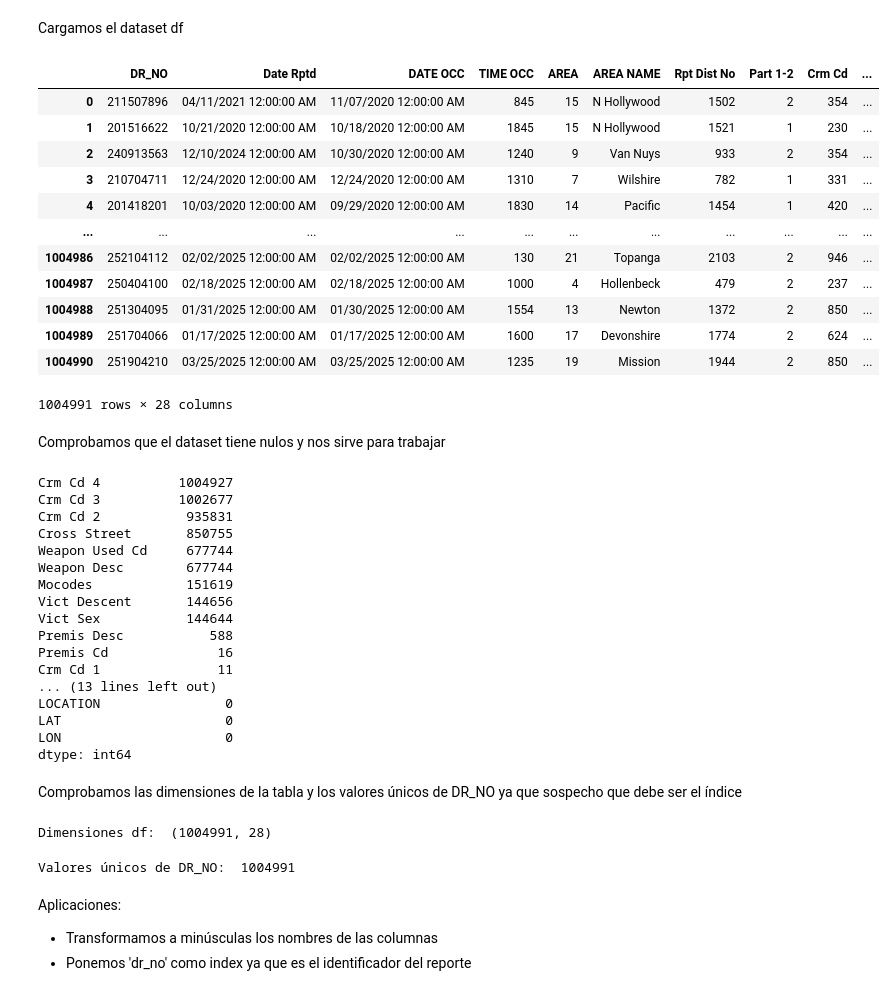
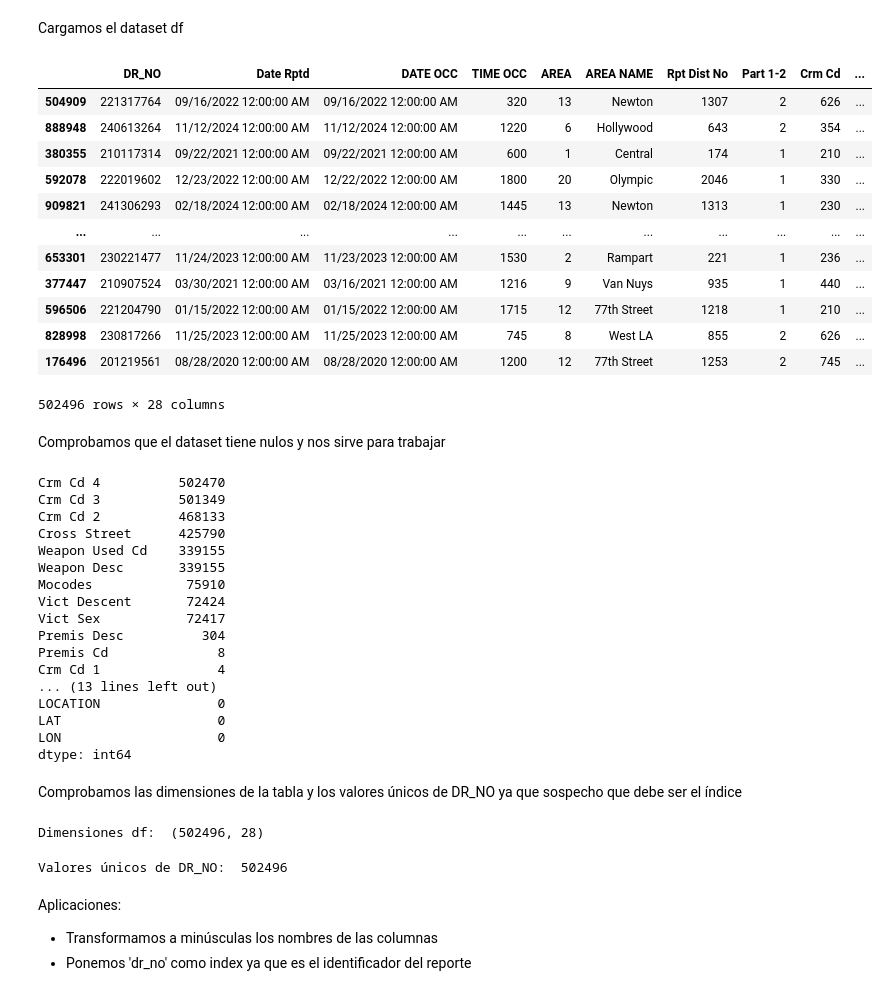
Before and after one commit to OscarFraile/EVOLVE, a Jupyter notebook: Fernando_Costa/Practicas/Mini_Proyecto_EDA/001_crime_from_2020/001_Calidad_de_datos.ipynb, the cells around one changed output. Saved outputs shown, nothing was run; the diff lists cells and outputs as text; code cells hidden in the pictures.

```diff
--- a/Fernando_Costa/Practicas/Mini_Proyecto_EDA/001_crime_from_2020/001_Calidad_de_datos.ipynb
+++ b/Fernando_Costa/Practicas/Mini_Proyecto_EDA/001_crime_from_2020/001_Calidad_de_datos.ipynb
@@ -153,7 +157,7 @@ warnings.filterwarnings('ignore')
 # %% [markdown]
 Definimos la ruta donde ubicamos los datasets para no tener que estar poniéndola en cada ocasión
 # %%
-ruta_datasets = 'C:/Users/Oscar/OneDrive - FM4/Escritorio/EVOLVE/Data Science/EVOLVE/Fernando_Costa/Practicas/Mini_Proyecto_EDA/001_crime_from_2020/datasets/'
+ruta_datasets = 'C:/Users/Oscar/OneDrive - FM4/Escritorio/EVOLVE/Data Science/EVOLVE/Fernando_Costa/Practicas/Mini_Proyecto_EDA/001_crime_from_2020/000_datasets/'
 # %% [markdown]
 Definimos el dataset que vamos a usar.
 
@@ -164,43 +168,43 @@ dataset_df = 'Crime_Data_from_2020_to_Present.csv'
 Cargamos el dataset df
 # %%
 ruta_completa = ruta_datasets + dataset_df
-df = pd.read_csv(ruta_completa,sep=',')
+df = pd.read_csv(ruta_completa,sep=',').sample(frac = 0.5)
 df
 # %% [output]
 |  | DR_NO | Date Rptd | DATE OCC | TIME OCC | AREA | AREA NAME | Rpt Dist No | Part 1-2 | Crm Cd | ... |
-| 0 | 211507896 | 04/11/2021 12:00:00 AM | 11/07/2020 12:00:00 AM | 845 | 15 | N Hollywood | 1502 | 2 | 354 | ... |
-| 1 | 201516622 | 10/21/2020 12:00:00 AM | 10/18/2020 12:00:00 AM | 1845 | 15 | N Hollywood | 1521 | 1 | 230 | ... |
-| 2 | 240913563 | 12/10/2024 12:00:00 AM | 10/30/2020 12:00:00 AM | 1240 | 9 | Van Nuys | 933 | 2 | 354 | ... |
-| 3 | 210704711 | 12/24/2020 12:00:00 AM | 12/24/2020 12:00:00 AM | 1310 | 7 | Wilshire | 782 | 1 | 331 | ... |
-| 4 | 201418201 | 10/03/2020 12:00:00 AM | 09/29/2020 12:00:00 AM | 1830 | 14 | Pacific | 1454 | 1 | 420 | ... |
+| 504909 | 221317764 | 09/16/2022 12:00:00 AM | 09/16/2022 12:00:00 AM | 320 | 13 | Newton | 1307 | 2 | 626 | ... |
+| 888948 | 240613264 | 11/12/2024 12:00:00 AM | 11/12/2024 12:00:00 AM | 1220 | 6 | Hollywood | 643 | 2 | 354 | ... |
+| 380355 | 210117314 | 09/22/2021 12:00:00 AM | 09/22/2021 12:00:00 AM | 600 | 1 | Central | 174 | 1 | 210 | ... |
+| 592078 | 222019602 | 12/23/2022 12:00:00 AM | 12/22/2022 12:00:00 AM | 1800 | 20 | Olympic | 2046 | 1 | 330 | ... |
+| 909821 | 241306293 | 02/18/2024 12:00:00 AM | 02/18/2024 12:00:00 AM | 1445 | 13 | Newton | 1313 | 1 | 230 | ... |
 | ... | ... | ... | ... | ... | ... | ... | ... | ... | ... | ... |
-| 1004986 | 252104112 | 02/02/2025 12:00:00 AM | 02/02/2025 12:00:00 AM | 130 | 21 | Topanga | 2103 | 2 | 946 | ... |
-| 1004987 | 250404100 | 02/18/2025 12:00:00 AM | 02/18/2025 12:00:00 AM | 1000 | 4 | Hollenbeck | 479 | 2 | 237 | ... |
-| 1004988 | 251304095 | 01/31/2025 12:00:00 AM | 01/30/2025 12:00:00 AM | 1554 | 13 | Newton | 1372 | 2 | 850 | ... |
-| 1004989 | 251704066 | 01/17/2025 12:00:00 AM | 01/17/2025 12:00:00 AM | 1600 | 17 | Devonshire | 1774 | 2 | 624 | ... |
-| 1004990 | 251904210 | 03/25/2025 12:00:00 AM | 03/25/2025 12:00:00 AM | 1235 | 19 | Mission | 1944 | 2 | 850 | ... |
+| 653301 | 230221477 | 11/24/2023 12:00:00 AM | 11/23/2023 12:00:00 AM | 1530 | 2 | Rampart | 221 | 1 | 236 | ... |
+| 377447 | 210907524 | 03/30/2021 12:00:00 AM | 03/16/2021 12:00:00 AM | 1216 | 9 | Van Nuys | 935 | 1 | 440 | ... |
+| 596506 | 221204790 | 01/15/2022 12:00:00 AM | 01/15/2022 12:00:00 AM | 1715 | 12 | 77th Street | 1218 | 1 | 210 | ... |
+| 828998 | 230817266 | 11/25/2023 12:00:00 AM | 11/25/2023 12:00:00 AM | 745 | 8 | West LA | 855 | 2 | 626 | ... |
+| 176496 | 201219561 | 08/28/2020 12:00:00 AM | 08/28/2020 12:00:00 AM | 1200 | 12 | 77th Street | 1253 | 2 | 745 | ... |
-1004991 rows × 28 columns
+502496 rows × 28 columns
 # %% [markdown]
 Comprobamos que el dataset tiene nulos y nos sirve para trabajar
 # %%
 df.isna().sum().sort_values(ascending=False)
 # %% [output]
-Crm Cd 4          1004927
-Crm Cd 3          1002677
-Crm Cd 2           935831
-Cross Street       850755
-Weapon Used Cd     677744
-Weapon Desc        677744
-Mocodes            151619
-Vict Descent       144656
-Vict Sex           144644
-Premis Desc           588
-Premis Cd              16
-Crm Cd 1               11
+Crm Cd 4          502470
+Crm Cd 3          501349
+Crm Cd 2          468133
+Cross Street      425790
+Weapon Used Cd    339155
+Weapon Desc       339155
+Mocodes            75910
+Vict Descent       72424
+Vict Sex           72417
+Premis Desc          304
+Premis Cd              8
+Crm Cd 1               4
 ... (13 lines left out)
-LOCATION                0
-LAT                     0
-LON                     0
+LOCATION               0
+LAT                    0
+LON                    0
 dtype: int64
 # %% [markdown]
 Comprobamos las dimensiones de la tabla y los valores únicos de DR_NO ya que sospecho que debe ser el índice
@@ -208,12 +212,12 @@ Comprobamos las dimensiones de la tabla y los valores únicos de DR_NO ya que so
 dimensiones_df = df.shape
 print(f'Dimensiones df: ', dimensiones_df)
 # %% [output]
-Dimensiones df:  (1004991, 28)
+Dimensiones df:  (502496, 28)
 # %%
 DR_NO = df.DR_NO.nunique()
 print(f'Valores únicos de DR_NO: ', DR_NO)
 # %% [output]
-Valores únicos de DR_NO:  1004991
+Valores únicos de DR_NO:  502496
 # %% [markdown]
 Aplicaciones:
 - Transformamos a minúsculas los nombres de las columnas
```
Also changed, not shown: parts of 41 cells of this notebook, 5 other files.
